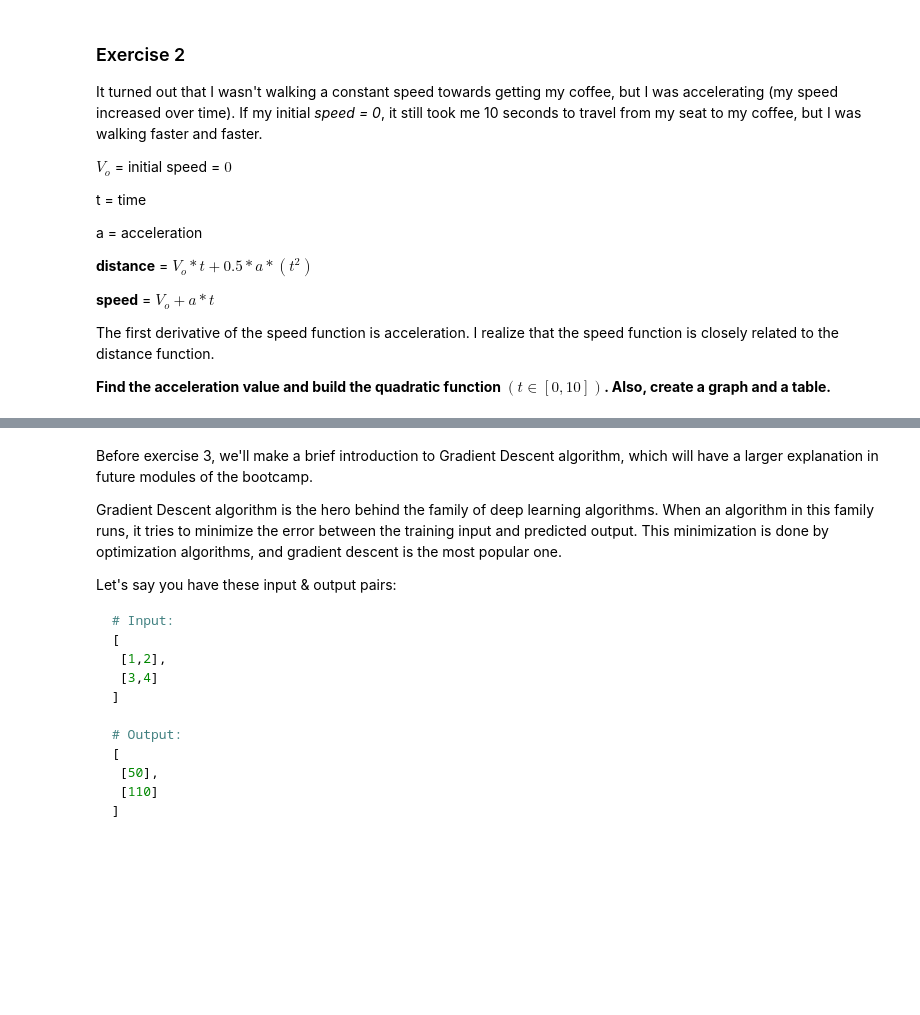
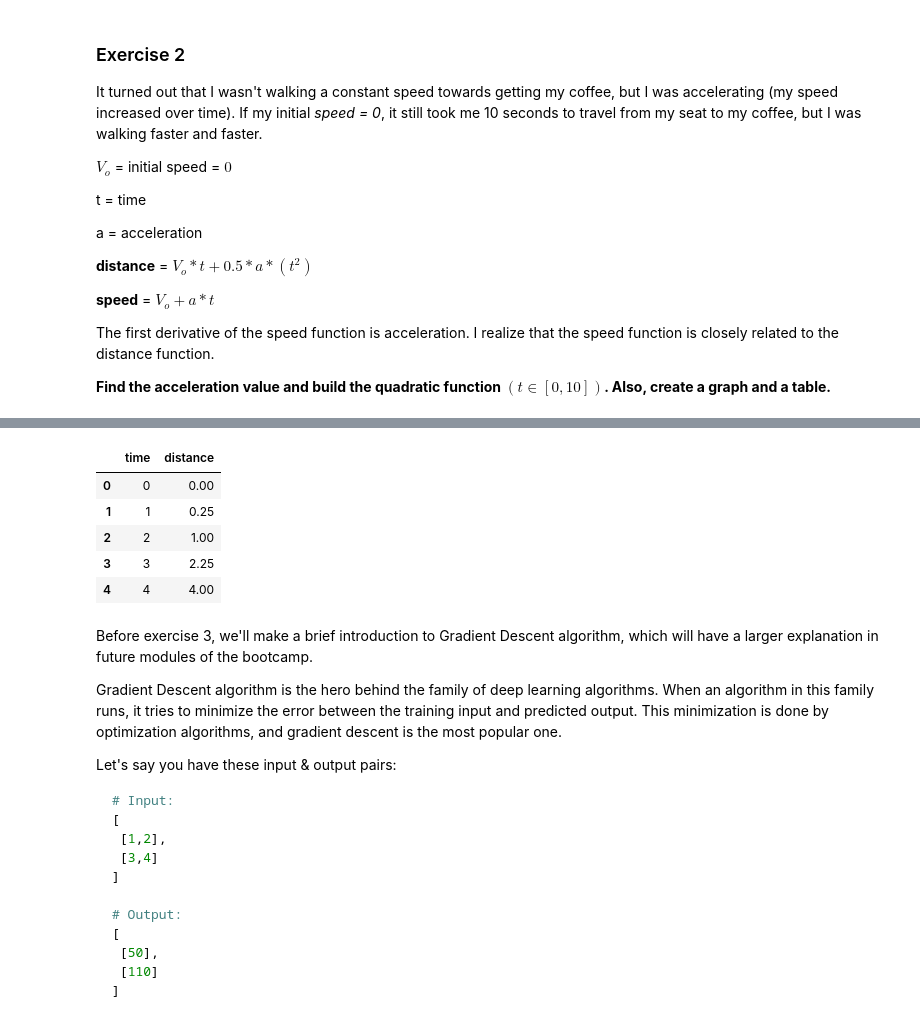
Before and after one commit to 4GeeksAcademy/alejandroNovellino-calculus-and-algebra-problems-with-python, a Jupyter notebook: notebook/problems.ipynb, the cells around one changed output, grey strips where cells are left out. Saved outputs shown, nothing was run; the diff lists cells and outputs as text; code cells hidden in the pictures; blank space fills up the shorter version.

```diff
--- a/notebook/problems.ipynb
+++ b/notebook/problems.ipynb
@@ -84,5 +114,19 @@ The first derivative of the speed function is acceleration. I realize that the s
 # %%
 # Create a DataFrame
+df = pd.DataFrame({
+    "time": x,
+    "distance": y
+})
+
+# print df head
+df.head()
+# %% [output]
+|  | time | distance |
+| 0 | 0 | 0.00 |
+| 1 | 1 | 0.25 |
+| 2 | 2 | 1.00 |
+| 3 | 3 | 2.25 |
+| 4 | 4 | 4.00 |
 # %% [markdown]
 Before exercise 3, we'll make a brief introduction to Gradient Descent algorithm, which will have a larger explanation in future modules of the bootcamp.
 
```
Also changed, not shown: parts of 9 cells of this notebook.
